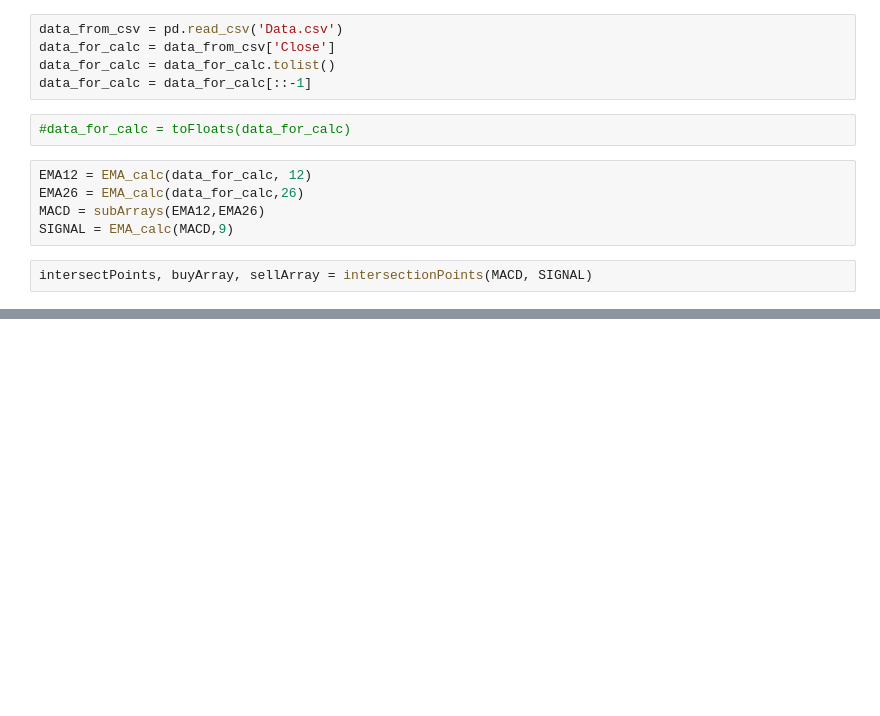
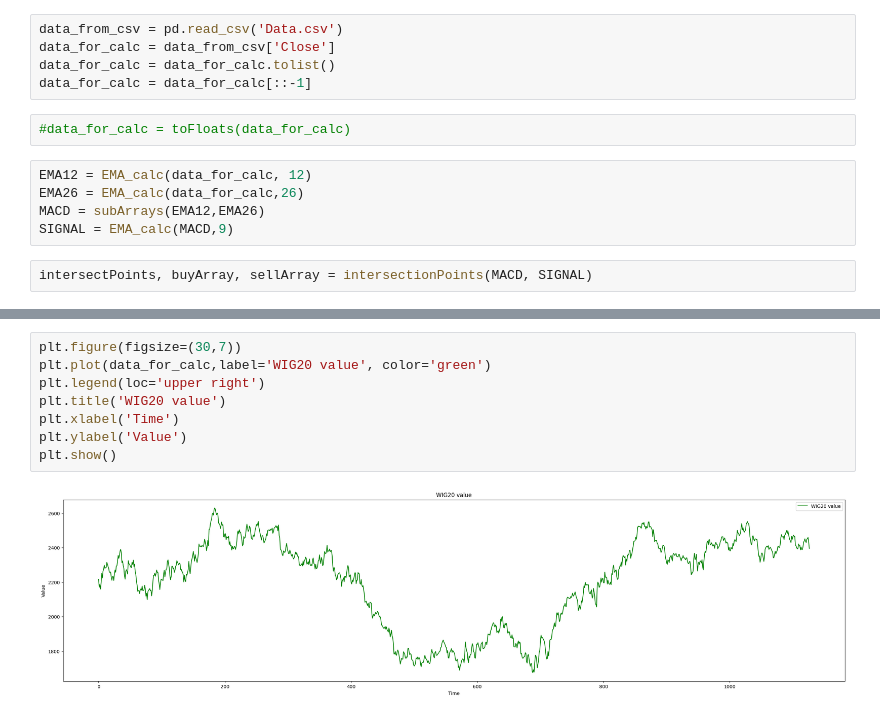
Before and after one commit to 123pik1/MACD, a Jupyter notebook: debug MACD.ipynb, the cells around one changed output, grey strips where cells are left out. Saved outputs shown, nothing was run; the diff lists cells and outputs as text; blank space fills up the shorter version.

```diff
--- a/debug MACD.ipynb
+++ b/debug MACD.ipynb
@@ -89,0 +92,10 @@ plt.show()
+# %%
+plt.figure(figsize=(30,7))
+plt.plot(data_for_calc,label='WIG20 value', color='green')
+plt.legend(loc='upper right')
+plt.title('WIG20 value')
+plt.xlabel('Time')
+plt.ylabel('Value')
+plt.show()
+# %% [output]
+[figure, added]
```
Also changed, not shown: parts of 2 cells of this notebook.
